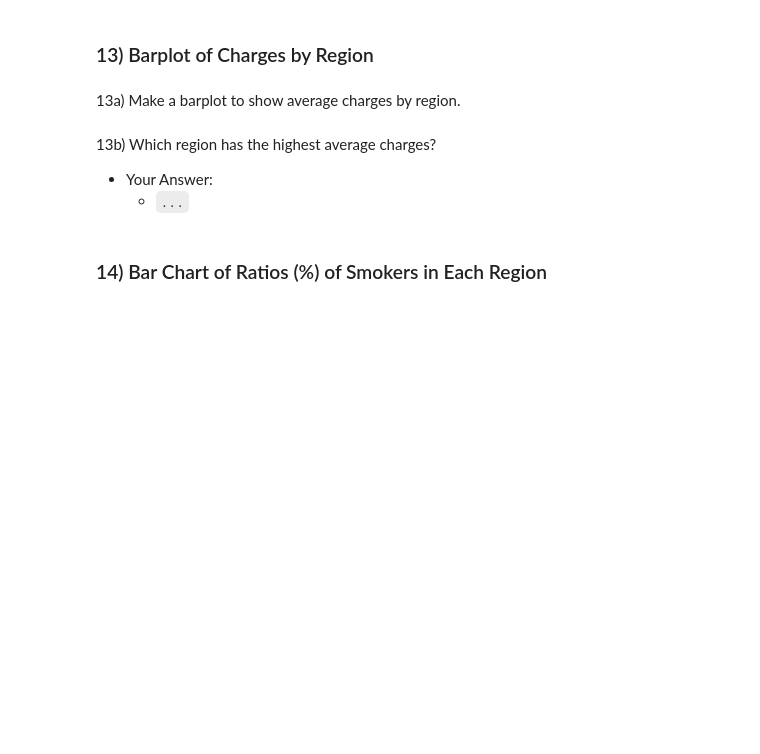
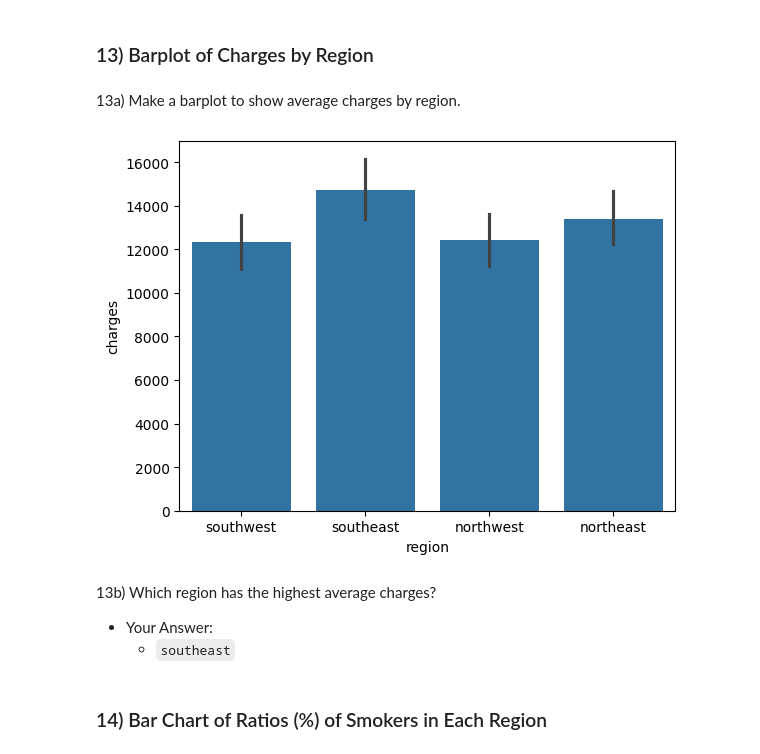
Before and after one commit to fadi-theodory/Prediction-of-Product-Sales, a Jupyter notebook: Data_Visualization_Core_Starter_Notebook.ipynb, the cells around one changed output. Saved outputs shown, nothing was run; the diff lists cells and outputs as text; code cells hidden in the pictures; blank space fills up the shorter version.

```diff
--- a/Data_Visualization_Core_Starter_Notebook.ipynb
+++ b/Data_Visualization_Core_Starter_Notebook.ipynb
@@ -255,11 +264,14 @@ ax = sns.lmplot(data=df, x="bmi", y="charges", hue ="smoker",line_kws=line_kws);
 13a) Make a barplot to show average charges by region.
 # %%
 # make a barplot of charges by region
+ax = sns.barplot(data=df, x='region', y="charges");
+# %% [output]
+[figure, added]
 # %% [markdown]
 13b) Which region has the highest average charges?
 
 - Your Answer:
-  - `...`
+  - `southeast`
 # %% [markdown]
 ### 14\) Bar Chart of Ratios (%) of Smokers in Each Region
 # %% [markdown]
```
Also changed, not shown: parts of 9 cells of this notebook.
